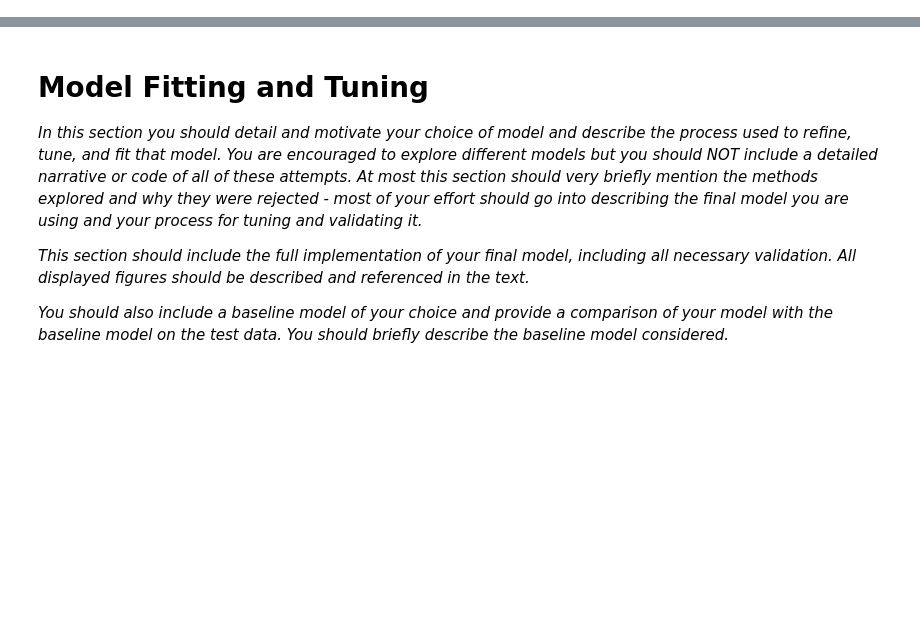
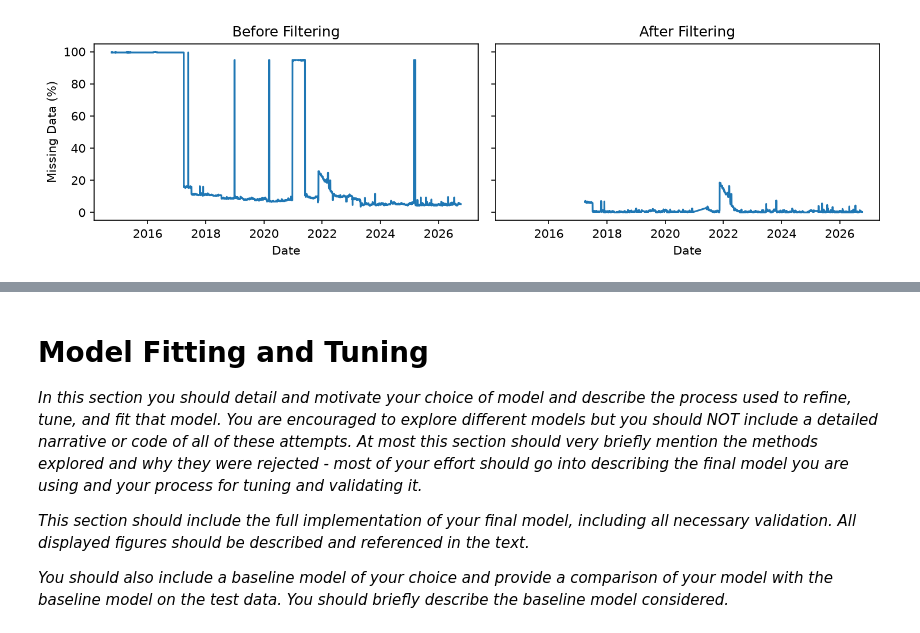
Before and after one commit to Emma-Deyell/MLP-PROJ, a Jupyter notebook: project.ipynb, the cells around one changed output, grey strips where cells are left out. Drawn from its saved outputs; the diff is of its cells as text; code cells hidden in the pictures; blank space fills up the shorter version.

```diff
--- a/project.ipynb
+++ b/project.ipynb
@@ -9,8 +6,8 @@ Due Friday, December 4th 2026, by 4 pm.
 # %%
 # Data libraries
-
 import pandas as pd
 import numpy as np
+
 
 # Plotting libraries
 import matplotlib.pyplot as plt
@@ -19,6 +16,17 @@ import seaborn as sns
 
 # sklearn modules
 import sklearn
+from sklearn.preprocessing import StandardScaler
+from sklearn.decomposition import PCA
+from sklearn.cluster import KMeans
+from sklearn.metrics import silhouette_score
+
+# Set figure size
+plt.rcParams.update({
+    "figure.figsize": (7, 3),
+    "font.size": 10,
+    "figure.dpi": 150
+})
 # %%
 # Load data
 df_avg = pd.read_csv("csv_files/avg_river_levels.csv")
@@ -37,0 +50,50 @@ Before applying these methods, exploratory data analysis and preprocessing are u
+# %%
+# Identify stations outside Scotland
+stations_to_remove = df_locs.loc[
+    df_locs["Station_Name"].str.strip().str.lower().isin(
+        ["portrush", "bangor", "port erin"]),
+    "Observation_ID"
+].tolist()
+
+# Clean and filter each dataset
+def filter_data(df):
+    df = df.replace([999999.999, -999999.999], np.nan)
+    vals = df.iloc[:, 3:].copy()
+    vals.columns = pd.to_datetime(vals.columns, dayfirst=True)
+    vals.index = df["Observation_ID"]
+    vals = vals.T.asfreq("D")
+    vals = vals.drop(columns=stations_to_remove, errors="ignore")
+
+    # Remove incomplete dates and stations
+    good = vals[vals.isna().mean(axis=1) <= 0.5]
+    filtered = good.loc[:, good.isna().mean() <= 0.1]
+    return vals, filtered
+
+vals1, filtered_avg = filter_data(df_avg)
+vals2, filtered_min = filter_data(df_min)
+vals3, filtered_max = filter_data(df_max)
+
+# Retain locations present in all three filtered datasets
+common_stations = filtered_avg.columns.intersection(
+    filtered_min.columns).intersection(filtered_max.columns)
+
+df_locs_filtered = df_locs[
+    df_locs["Observation_ID"].isin(common_stations)].copy()
+
+# Percentage of missing observations per date
+miss_unfil_row = vals1.isna().mean(axis=1) * 100
+miss_fil_row = filtered_avg.isna().mean(axis=1) * 100
+
+fig, ax = plt.subplots(1, 2, figsize=(10, 3),
+                       sharex=True, sharey=True)
+
+for a, data, title in zip(ax, [miss_unfil_row, miss_fil_row],
+                          ["Before Filtering", "After Filtering"]):
+    a.plot(data.index, data)
+    a.set(xlabel="Date", title=title)
+
+ax[0].set_ylabel("Missing Data (%)")
+plt.tight_layout()
+plt.show()
+# %% [output]
+[figure, added]
```
Also changed, not shown: parts of 32 cells of this notebook, 13 other files.
